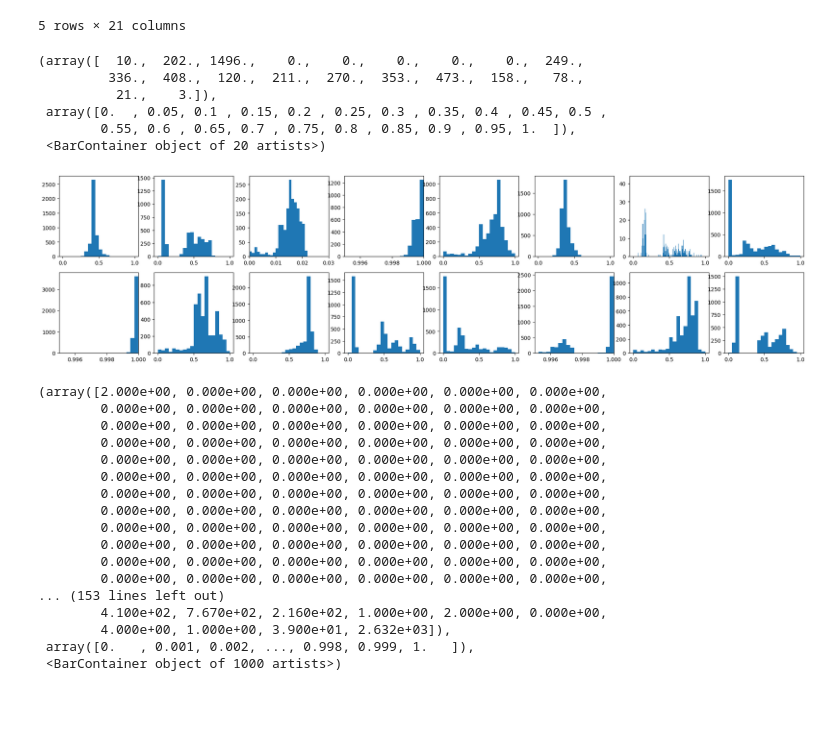
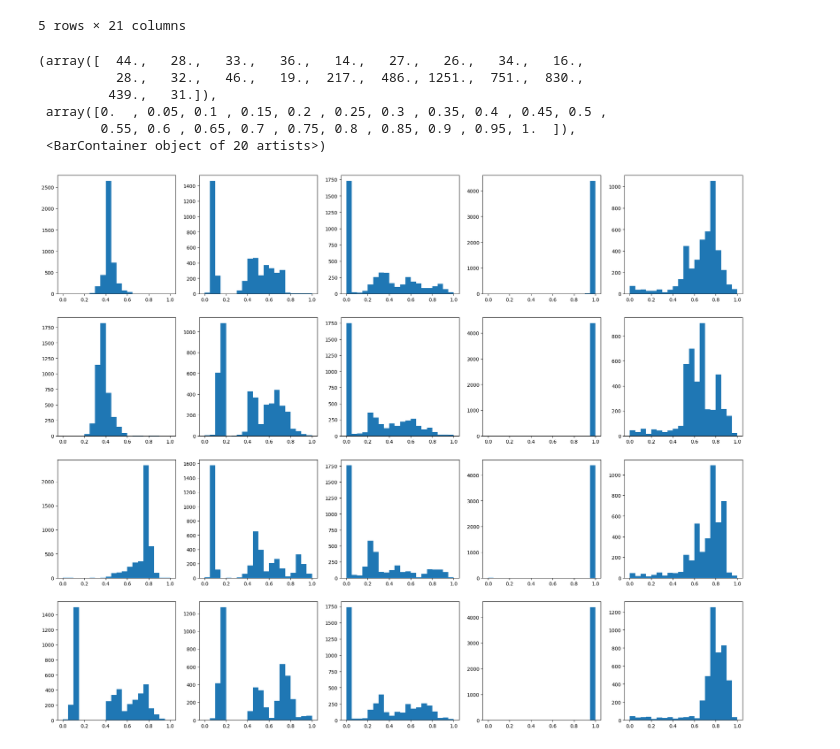
Before and after one commit to cepdnaclk/e19-co544-Hand-Tremor-Based-Biometric-Recognition, a Jupyter notebook: code/feature_all.ipynb, the cells around one changed output. Cells and saved outputs as stored; diff of their text form; code cells hidden in the pictures; blank space fills up the shorter version.

```diff
--- a/code/feature_all.ipynb
+++ b/code/feature_all.ipynb
@@ -123,58 +123,44 @@ combined_df.head()
 # %%
 from sklearn.preprocessing import StandardScaler, MinMaxScaler
 
-fig, axs = plt.subplots(2, 8, figsize=(25, 6))
+fig, axs = plt.subplots(4, 5, figsize=(25, 20))
 X = np.array(combined_df)
 
 stdScale = MinMaxScaler(feature_range=(0,1))
 X = (stdScale.fit_transform(X))
 
+# X
 axs[0][0].hist(X[:,0], bins = 20)
+axs[0][1].hist(X[:,1], bins = 20)
+axs[0][2].hist(X[:,2], bins = 20)
+axs[0][3].hist(X[:,3], bins = 20)
+axs[0][4].hist(X[:,4], bins = 20)
 
-axs[0][1].hist(X[:,1], bins = 20)
-axs[0][2].hist(X[:,2], bins = 1000)
-axs[0][2].set_xlim(0,0.03)
-axs[0][3].hist(X[:,3], bins = 4000)
-axs[0][3].set_xlim(0.995,1)
-axs[0][4].hist(X[:,4], bins = 20)
-axs[0][5].hist(X[:,5], bins = 20)
-axs[0][6].hist(X[:,6], bins = 2000)
-axs[0][7].hist(X[:,7], bins = 20)
-axs[1][0].hist(X[:,8], bins = 4000)
-axs[1][0].set_xlim(0.995,1)
-axs[1][1].hist(X[:,9], bins = 20)
-axs[1][2].hist(X[:,10], bins = 20)
-axs[1][3].hist(X[:,11], bins = 20)
-axs[1][4].hist(X[:,12], bins = 20)
-axs[1][5].hist(X[:,13], bins = 4000)
-axs[1][5].set_xlim(0.995,1)
-axs[1][6].hist(X[:,14], bins = 20)
-axs[1][7].hist(X[:,15], bins = 20)
+# Y
+axs[1][0].hist(X[:,5], bins = 20)
+axs[1][1].hist(X[:,6], bins = 20)
+axs[1][2].hist(X[:,7], bins = 20)
+axs[1][3].hist(X[:,8], bins = 20)
+axs[1][4].hist(X[:,9], bins = 20)
+
+# Z
+axs[2][0].hist(X[:,10], bins = 20)
+axs[2][1].hist(X[:,11], bins = 20)
+axs[2][2].hist(X[:,12], bins = 20)
+axs[2][3].hist(X[:,13], bins = 20)
+axs[2][4].hist(X[:,14], bins = 20)
+
+# Mixed
+axs[3][0].hist(X[:,15], bins = 20)
+axs[3][1].hist(X[:,16], bins = 20)
+axs[3][2].hist(X[:,17], bins = 20)
+axs[3][3].hist(X[:,18], bins = 20)
+axs[3][4].hist(X[:,19], bins = 20)
 # %% [output]
-(array([  10.,  202., 1496.,    0.,    0.,    0.,    0.,    0.,  249.,
-         336.,  408.,  120.,  211.,  270.,  353.,  473.,  158.,   78.,
-          21.,    3.]),
+(array([  44.,   28.,   33.,   36.,   14.,   27.,   26.,   34.,   16.,
+          28.,   32.,   46.,   19.,  217.,  486., 1251.,  751.,  830.,
+         439.,   31.]),
  array([0.  , 0.05, 0.1 , 0.15, 0.2 , 0.25, 0.3 , 0.35, 0.4 , 0.45, 0.5 ,
         0.55, 0.6 , 0.65, 0.7 , 0.75, 0.8 , 0.85, 0.9 , 0.95, 1.  ]),
  <BarContainer object of 20 artists>)
-[figure, old version]
+[figure, new version]
-# %%
-axs[0][3].hist(X[:,3], bins = 1000)
-# %% [output]
-(array([2.000e+00, 0.000e+00, 0.000e+00, 0.000e+00, 0.000e+00, 0.000e+00,
-        0.000e+00, 0.000e+00, 0.000e+00, 0.000e+00, 0.000e+00, 0.000e+00,
-        0.000e+00, 0.000e+00, 0.000e+00, 0.000e+00, 0.000e+00, 0.000e+00,
-        0.000e+00, 0.000e+00, 0.000e+00, 0.000e+00, 0.000e+00, 0.000e+00,
-        0.000e+00, 0.000e+00, 0.000e+00, 0.000e+00, 0.000e+00, 0.000e+00,
-        0.000e+00, 0.000e+00, 0.000e+00, 0.000e+00, 0.000e+00, 0.000e+00,
-        0.000e+00, 0.000e+00, 0.000e+00, 0.000e+00, 0.000e+00, 0.000e+00,
-        0.000e+00, 0.000e+00, 0.000e+00, 0.000e+00, 0.000e+00, 0.000e+00,
-        0.000e+00, 0.000e+00, 0.000e+00, 0.000e+00, 0.000e+00, 0.000e+00,
-        0.000e+00, 0.000e+00, 0.000e+00, 0.000e+00, 0.000e+00, 0.000e+00,
-        0.000e+00, 0.000e+00, 0.000e+00, 0.000e+00, 0.000e+00, 0.000e+00,
-        0.000e+00, 0.000e+00, 0.000e+00, 0.000e+00, 0.000e+00, 0.000e+00,
-... (153 lines left out)
-        4.100e+02, 7.670e+02, 2.160e+02, 1.000e+00, 2.000e+00, 0.000e+00,
-        4.000e+00, 1.000e+00, 3.900e+01, 2.632e+03]),
- array([0.   , 0.001, 0.002, ..., 0.998, 0.999, 1.   ]),
- <BarContainer object of 1000 artists>)
```
